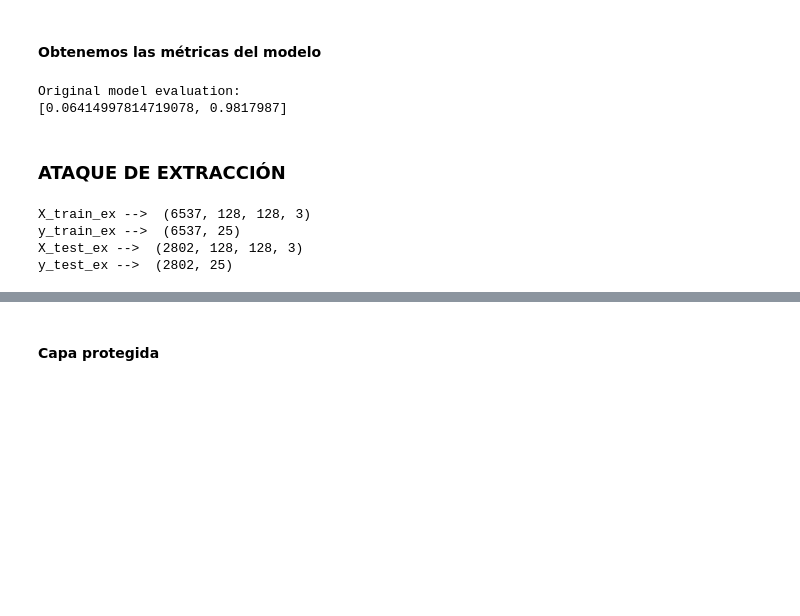
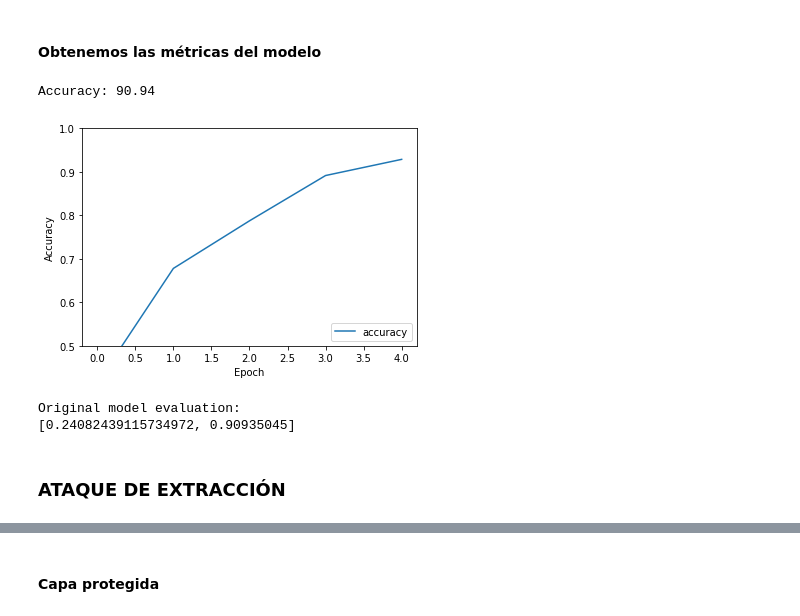
Before and after one commit to lpcuellar/SDS-Proyecto-3, a Jupyter notebook: analysis.ipynb, the cells around one changed output, grey strips where cells are left out. Saved outputs shown, nothing was run; the diff lists cells and outputs as text; code cells hidden in the pictures; blank space fills up the shorter version.

```diff
--- a/analysis.ipynb
+++ b/analysis.ipynb
@@ -153,15 +148,15 @@ y_test-->  (2802, 25)
 #### Hacemos la creación del modelo
 # %%
 import keras
-from tensorflow.keras import datasets, layers, models
-from keras.layers import Dense, Dropout, Flatten
+from keras.models import Sequential
+from keras.layers import Dense, Flatten, Conv2D, MaxPooling2D, Flatten, InputLayer, Reshape
 
-model = models.Sequential()
+model = Sequential()
 
-model.add(layers.Conv2D(30, kernel_size=(3, 3),activation='relu', input_shape=(128,128,3)))
-model.add(layers.MaxPooling2D(pool_size=(2, 2)))
-model.add(layers.Conv2D(15, (3, 3), activation='relu'))
-model.add(layers.MaxPooling2D(pool_size=(2, 2)))
+model.add(Conv2D(30, kernel_size=(3, 3),activation='relu', input_shape=(128,128,3)))
+model.add(MaxPooling2D(pool_size=(2, 2)))
+model.add(Conv2D(15, (3, 3), activation='relu'))
+model.add(MaxPooling2D(pool_size=(2, 2)))
 model.add(Flatten())
 model.add(Dense(128, activation='relu'))
 model.add(Dense(50, activation='relu'))
@@ -189,19 +186,22 @@ Epoch 5/5
 # %% [markdown]
 #### Obtenemos las métricas del modelo
 # %%
-# plt.plot(og_result.history['accuracy'], label='accuracy')
+plt.plot(og_result.history['accuracy'], label='accuracy')
 # plt.plot(og_result.history['loss'], label = 'loss')
-# plt.xlabel('Epoch')
-# plt.ylabel('Accuracy')
-# plt.ylim([0.5, 1])
-# plt.legend(loc='lower right')
+plt.xlabel('Epoch')
+plt.ylabel('Accuracy')
+plt.ylim([0.5, 1])
+plt.legend(loc='lower right')
 
-# test_loss, test_acc = model.evaluate(X_test,  y_test, verbose=2)
+test_loss, test_acc = model.evaluate(X_test, y_test, verbose=2)
 
-# print('Accuracy: %0.2f' %(test_acc*100))
+print('Accuracy: %0.2f' %(test_acc*100))
+# %% [output]
+Accuracy: 90.94
+[figure, added]
 # %%
 print("Original model evaluation:")
 print(model.evaluate(X_test, y_test))
 # %% [output]
 Original model evaluation:
-[0.06414997814719078, 0.9817987]
+[0.24082439115734972, 0.90935045]
@@ -210,19 +215,2 @@ original_classifier = KerasClassifier(model, clip_values=(0, 1), use_logits=Fals
 # %% [markdown]
 ### ATAQUE DE EXTRACCIÓN
-# %%
-##  Entrenamiento y predicción con el modelo original está puesto arriba
-
-##  Creamos los datasets de entrenamiento y testeo de forma aleatoria
-##  quitamos el random_state para obtener datos aleatorios.
-
-X_train_ex, X_test_ex, y_train_ex, y_test_ex = train_test_split(images / 255., label, test_size = 0.3)
-
-print("X_train_ex --> ", X_train.shape)
-print("y_train_ex --> ", y_train.shape)
-print("X_test_ex --> ", X_test.shape)
-print("y_test_ex --> ", y_test.shape)
-# %% [output]
-X_train_ex -->  (6537, 128, 128, 3)
-y_train_ex -->  (6537, 25)
-X_test_ex -->  (2802, 128, 128, 3)
-y_test_ex -->  (2802, 25)
```
Also changed, not shown: parts of 39 cells of this notebook, 1 other file.
